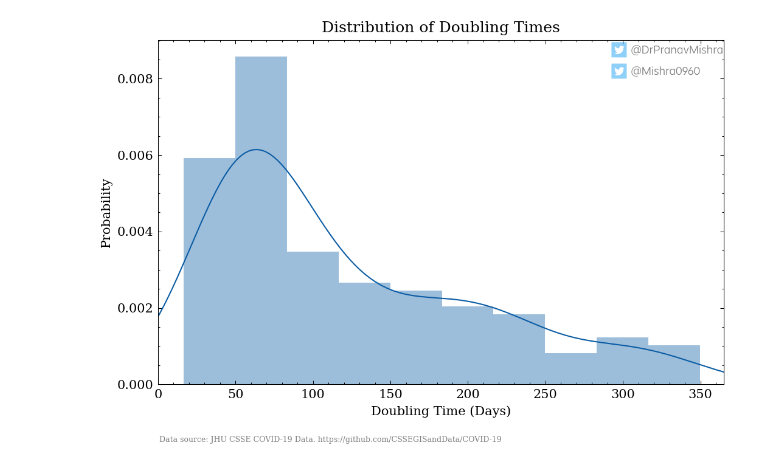
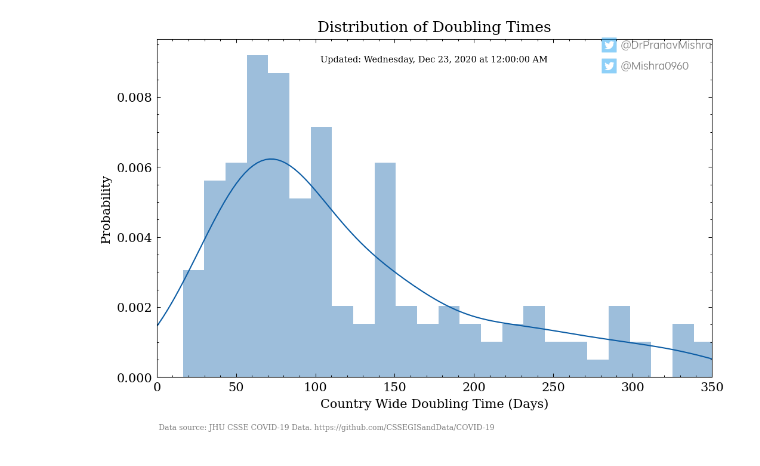
Before and after one commit to pranavmishra90/COVID-19, a Jupyter notebook: Notebooks/COVID-19 Prediction.ipynb, the cells around one changed output. Drawn from its saved outputs; the diff is of its cells as text; code cells hidden in the pictures.

Commit message:
added "Updated: [Date]" to plots, created archive for previous plots

```diff
--- a/Notebooks/COVID-19 Prediction.ipynb
+++ b/Notebooks/COVID-19 Prediction.ipynb
@@ -57,6 +57,15 @@ covid_data = covid_data.set_index(datetime_index)
 covid_data.rename(columns = {'Korea, South': 'South Korea'}, inplace = True)
 
 [jhu_days, jhu_countries] = covid_data.shape
+
+#Last Updated
+
+last_updated = covid_data.index[-1]
+# format = "%A, %b %d, %Y at %I:%M:%S %p"
+date_readable_format = "%A, %b %d, %Y at %I:%M:%S %p"
+date_machine_format = "%Y-%m-%d %I%M%S"
+last_updated_readable = last_updated.strftime(date_readable_format)
+last_updated_machine = last_updated.strftime(date_machine_format)
 # %%
 stablized_countries = covid_data.loc[:, ['Iran', 'Japan', 'South Korea']]
 # %%
@@ -407,30 +427,36 @@ fig4.savefig('../Figures/Doubling_time_when_crossing_1M_cases.jpg', bbox_inches=
 # %%
 # Doubling Time Histogram
-current_doubling_time = current_doubling_time.loc[current_doubling_time['Days'] < 365]
+current_doubling_time_truncated = current_doubling_time.loc[current_doubling_time['Days'] < 365]
 
 #Initialize figure
 fig5, ax1 = plt.subplots(figsize=(fig_width, fig_height), dpi = fig_dpi)
-plt.xlim(0, 365)
-fig5 = sns.distplot(current_doubling_time['Days'], bins=10)
+x_max = 350
+plt.xlim(0, x_max)
+fig5 = sns.distplot(current_doubling_time_truncated['Days'], bins=25)
 
 plt.title('Distribution of Doubling Times')
-ax1.set_xlabel("Doubling Time (Days)")
+ax1.set_xlabel("Country Wide Doubling Time (Days)")
 ax1.set_ylabel("Probability")
 
 fig5 = fig5.get_figure()
-
 
 #JHU Source
 plt.text(1, -.0015, jhu_source, zorder=1, alpha=twitter_alpha, fontsize=6)
 
 #Twitter Watermark
 [twitter_width, twitter_height] = fig5.get_size_inches()*fig5.dpi
 twitter_width = (twitter_width*.7).round(0)
 twitter_height = (twitter_height*.8).round(0)
 
 fig5.figimage(twitter, twitter_width, twitter_height, zorder=4, alpha=twitter_alpha)
 
 
-fig5.savefig('../Figures/Doubling_time_histogram.jpg', bbox_inches="tight", pad_inches=0.3, transparent=False)
+#Last Updated
+plt.text(x_max/2, 0.009, "Updated: " + last_updated_readable, horizontalalignment='center', fontsize=7)
+
+#Save Figure
+
+fig5.savefig('../Figures/Doubling_time_histogram_(latest).jpg', bbox_inches="tight", pad_inches=0.3, transparent=False)
+fig5.savefig('../Figures/Archive/' + last_updated_machine +' Doubling_time_histogram.jpg', bbox_inches="tight", pad_inches=0.3, transparent=False)
 # %% [output]
-[figure, old version]
+[figure, new version]
```
Also changed, not shown: parts of 6 cells of this notebook, 8 other files.
